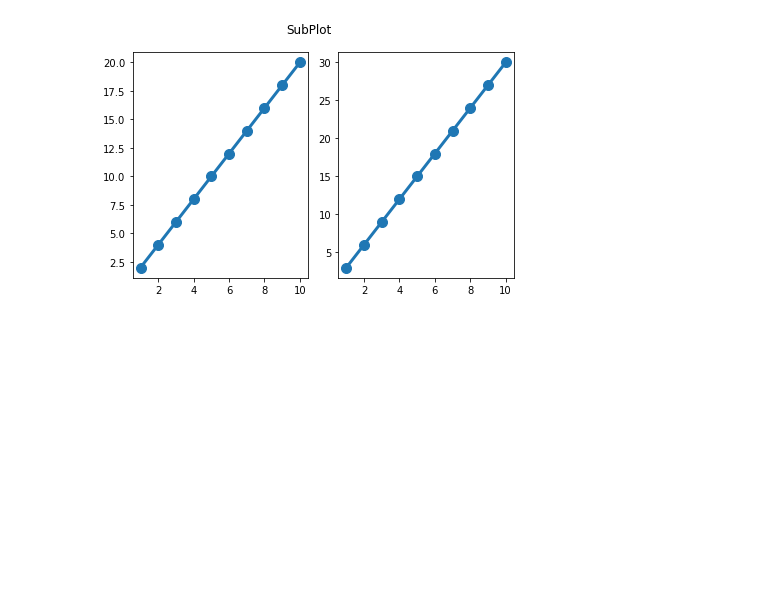
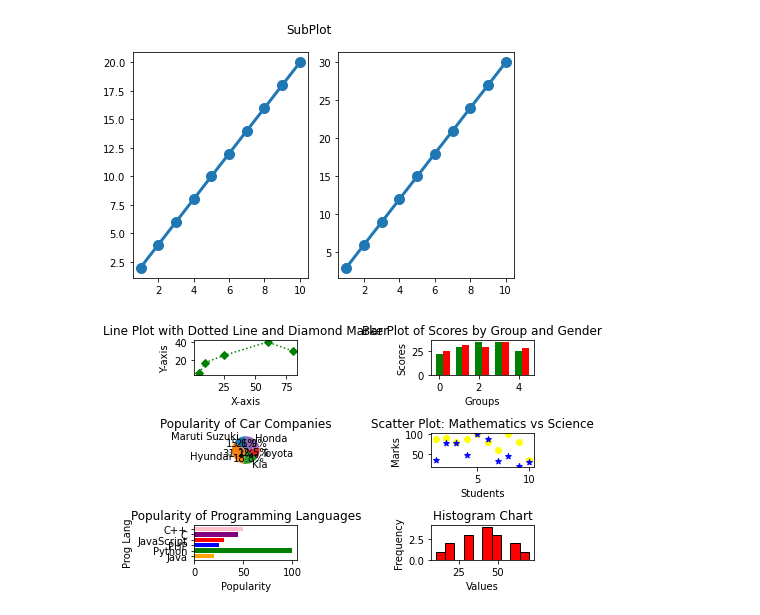
Before and after one commit to guptacoders/T4_Python_N, a Jupyter notebook: MatPlotLib.ipynb, the cells around one changed output. Saved outputs shown, nothing was run; the diff lists cells and outputs as text; code cells hidden in the pictures; blank space fills up the shorter version.

```diff
--- a/MatPlotLib.ipynb
+++ b/MatPlotLib.ipynb
@@ -84,3 +84,69 @@ plt.tight_layout()
 plt.show()
 # %% [output]
 [figure]
+# %%
+import matplotlib.pyplot as plt
+
+# Subplot 1
+plt.subplot(3, 2, 1)
+x_values = [5, 10, 25, 60, 80]
+y_values = [5, 17, 25, 40, 30]
+plt.plot(x_values, y_values, color='green', linestyle='dotted', marker='D')
+plt.xlabel('X-axis')
+plt.ylabel('Y-axis')
+plt.title('Line Plot with Dotted Line and Diamond Marker')
+
+# Subplot 2
+plt.subplot(3, 2, 2)
+Scores_men = (22, 30, 35, 35, 26)
+Scores_women = (25, 32, 30, 35, 29)
+groups = ['Group 1', 'Group 2', 'Group 3', 'Group 4', 'Group 5']
+bar_width = 0.35
+bar_positions_men = range(len(groups))
+bar_positions_women = [pos + bar_width for pos in bar_positions_men]
+plt.bar(bar_positions_men, Scores_men, color='green', width=bar_width,label='Men')
+plt.bar(bar_positions_women, Scores_women, color='red', width=bar_width,label='Women')
+plt.xlabel('Groups')
+plt.ylabel('Scores')
+plt.title('Bar Plot of Scores by Group and Gender')
+# plt.xticks([pos + bar_width / 2 for pos in bar_positions_men], groups)
+# plt.legend(fontsize='small')
+
+# Subplot 3
+plt.subplot(3, 2, 3)
+car_labels = ['Maruti Suzuki', 'Hyundai', 'Kia', 'Toyota', 'Honda']
+popularity = [25, 50, 30, 20, 35]
+plt.pie(popularity, labels=car_labels, autopct='%1.1f%%', startangle=90)
+plt.title('Popularity of Car Companies')
+
+# Subplot 4
+plt.subplot(3, 2, 4)
+math_marks = [88, 92, 80, 89, 100, 80, 60, 100, 80, 34]
+science_marks = [35, 79, 79, 48, 100, 88, 32, 45, 20, 30]
+plt.scatter(range(1, 11), math_marks, marker='o', color='yellow',label='Mathematics')
+plt.scatter(range(1, 11), science_marks, marker='*', color='blue',label='Science')
+plt.xlabel('Students')
+plt.ylabel('Marks')
+plt.title('Scatter Plot: Mathematics vs Science')
+# plt.legend(fontsize='small')
+
+# Subplot 5
+plt.subplot(3, 2, 5)
+languages = ['Java', 'Python', 'PHP', 'JavaScript', 'C', 'C++']
+popularity_languages = [20, 100, 25, 30, 45, 50]
+plt.barh(languages, popularity_languages, color=['orange', 'green', 'blue','red', 'purple', 'pink'])
+plt.xlabel('Popularity')
+plt.ylabel('Prog Lang')
+plt.title('Popularity of Programming Languages')
+
+# Subplot 6
+plt.subplot(3, 2, 6)
+data_histogram = [10, 20, 20, 30, 30, 30, 40, 40, 40, 40, 50, 50, 50, 60, 60,70]
+plt.hist(data_histogram, color='red', bins=10, edgecolor='black')
+plt.xlabel('Values')
+plt.ylabel('Frequency')
+plt.title('Histogram Chart')
+plt.tight_layout(w_pad=10.0) # Increase both vertical and horizontal spacing,add rect parameter for title
+plt.show()
+# %% [output]
+[figure, added]
```
Also changed, not shown: parts of 7 cells of this notebook.
